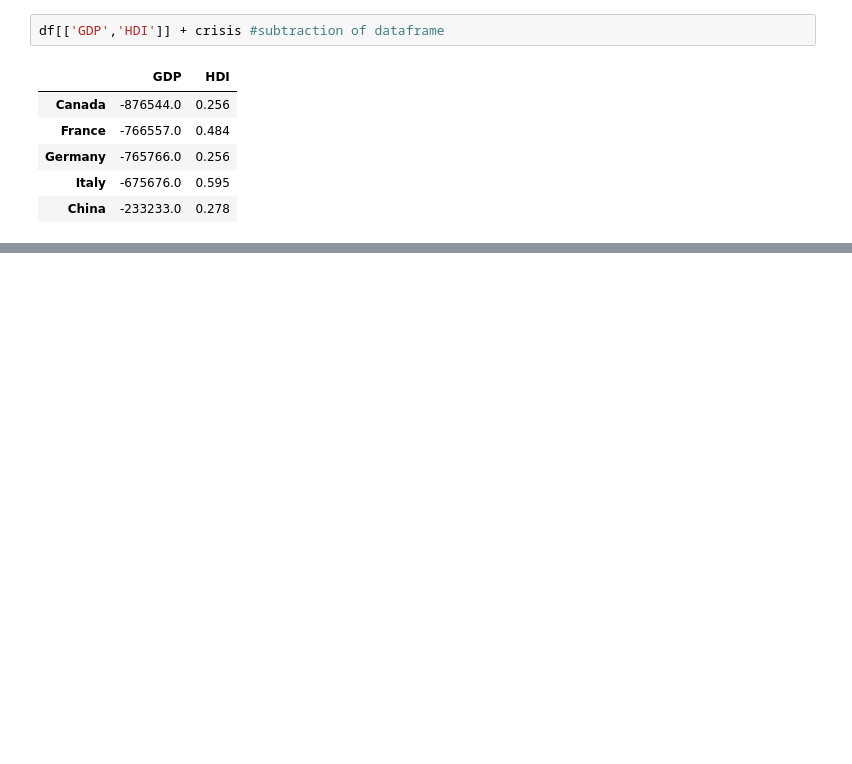
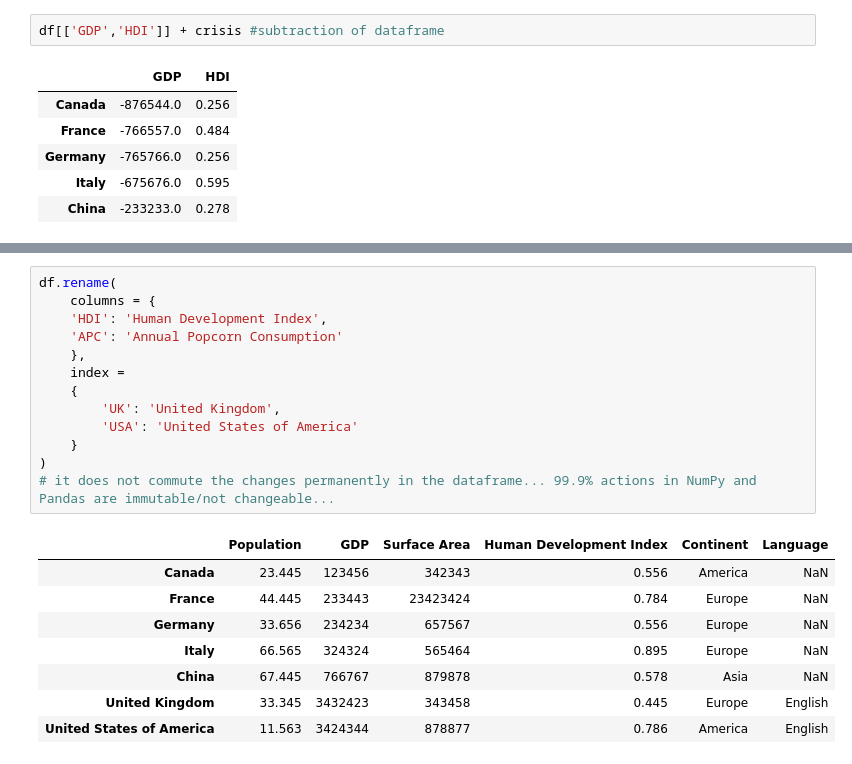
Before and after one commit to sultania-p/Data-Science, a Jupyter notebook: 2. Pandas - DataFrames.ipynb, the cells around one changed output, grey strips where cells are left out. Drawn from its saved outputs; the diff is of its cells as text; blank space fills up the shorter version.

```diff
--- a/2. Pandas - DataFrames.ipynb
+++ b/2. Pandas - DataFrames.ipynb
@@ -539,0 +607,22 @@ df[['GDP','HDI']] + crisis #subtraction of dataframe
+# %%
+df.rename(
+    columns = {
+    'HDI': 'Human Development Index',
+    'APC': 'Annual Popcorn Consumption'
+    },
+    index =
+    {
+        'UK': 'United Kingdom',
+        'USA': 'United States of America'
+    }
+)
+# it does not commute the changes permanently in the dataframe... 99.9% actions in NumPy and Pandas are immutable/not changeable...
+# %% [output]
+|  | Population | GDP | Surface Area | Human Development Index | Continent | Language |
+| Canada | 23.445 | 123456 | 342343 | 0.556 | America | NaN |
+| France | 44.445 | 233443 | 23423424 | 0.784 | Europe | NaN |
+| Germany | 33.656 | 234234 | 657567 | 0.556 | Europe | NaN |
+| Italy | 66.565 | 324324 | 565464 | 0.895 | Europe | NaN |
+| China | 67.445 | 766767 | 879878 | 0.578 | Asia | NaN |
+| United Kingdom | 33.345 | 3432423 | 343458 | 0.445 | Europe | English |
+| United States of America | 11.563 | 3424344 | 878877 | 0.786 | America | English |
```
Also changed, not shown: parts of 20 cells of this notebook.
